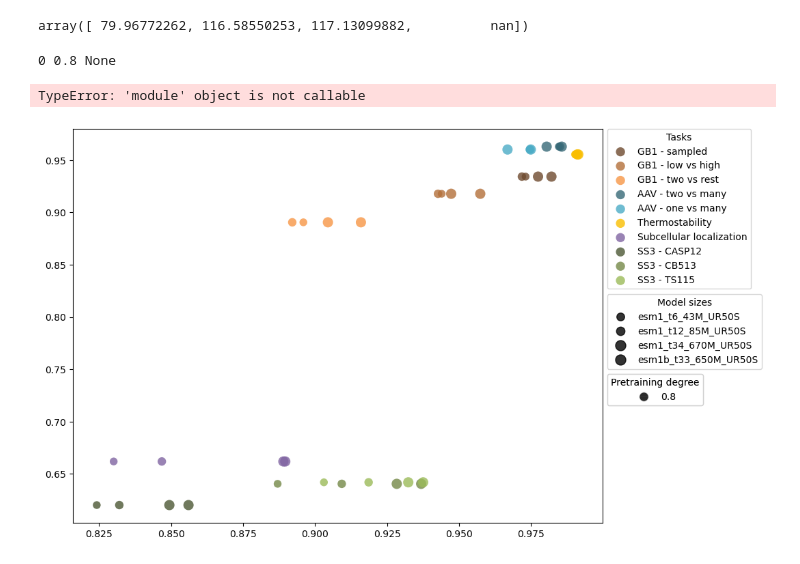
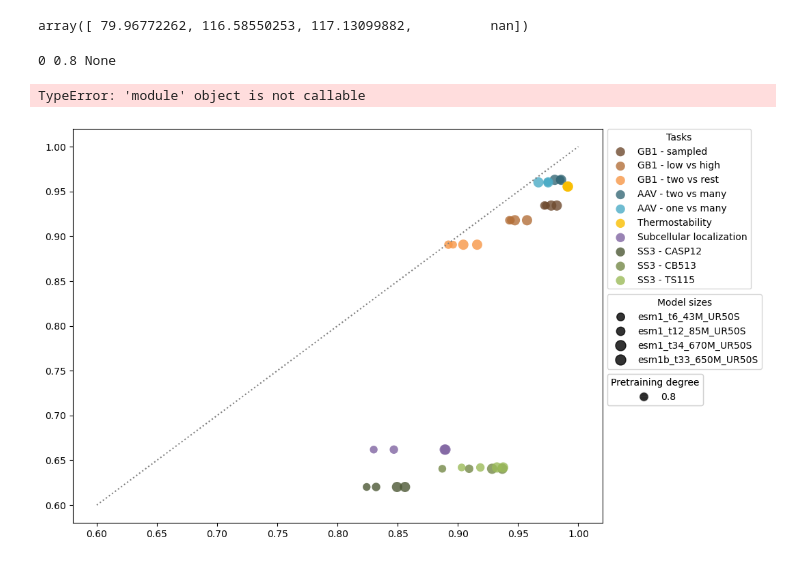
Before and after one commit to microsoft/protein-transfer, a Jupyter notebook: sandbox/results_replot_2.ipynb, the cells around one changed output. Saved outputs shown, nothing was run; the diff lists cells and outputs as text; code cells hidden in the pictures.

```diff
--- a/sandbox/results_replot_2.ipynb
+++ b/sandbox/results_replot_2.ipynb
@@ -229,31 +231,35 @@ for (task, c) in TASK_SIMPLE_COLOR_MAP.items():
     s = np.log(model_sizes[~np.isnan(model_sizes)]) * 18
     alpha = [0.8]
     scatter = ax.scatter(x, y, c=c, s=s, label=task, alpha=alpha, edgecolors="none")
 
+# Add a diagonal line
+plt.plot([0.6, 1], [0.6, 1], linestyle=":", color="grey", # label='Diagonal Line'
+         )
+
 legend1 = ax.legend(title="Tasks", bbox_to_anchor=(1, 1.012), loc="upper left")
 ax.add_artist(legend1)
 
 handles, labels = scatter.legend_elements(prop="sizes", color="k", alpha=0.8)
 legend2 = ax.legend(
     handles, list(MODEL_SIZE.keys())[:4], bbox_to_anchor=(1, 0.5925), loc="upper left", title="Model sizes"
 )
 ax.add_artist(legend2)
 
 alpha_legend = [None] * len(alpha)
 for i, a in enumerate(alpha):
     print(i, str(a), alpha_legend[i])
     alpha_legend[i] = Line2D([0], [0], marker='o', color='w', label=str(a), alpha=a, markerfacecolor='k', markersize=10)
 
 ax.add_artist(ax.legend(handles=alpha_legend, bbox_to_anchor=(1, 0.39), loc="upper left", title="Pretraining degree"))
 
 mpl.legend(alignment='left')
 
 plt.xlabel("Best embedding performance")
 plt.ylabel("Onehot")
 plt.title("ESM best layer test performance against onehot baseline")
 
 plt.show()
 # %% [output]
 0 0.8 None
 TypeError: 'module' object is not callable
-[figure, old version]
+[figure, new version]
```
Also changed, not shown: parts of 8 cells of this notebook, 2 other files.
